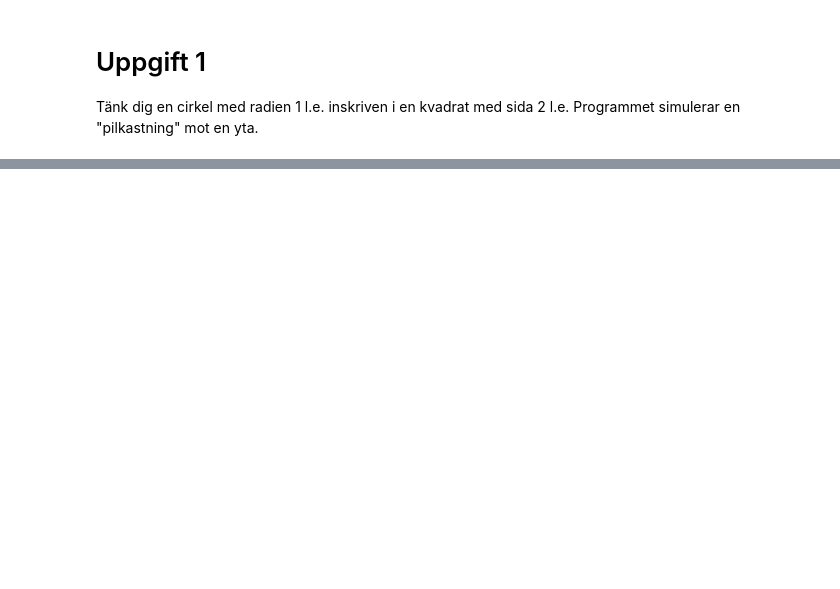
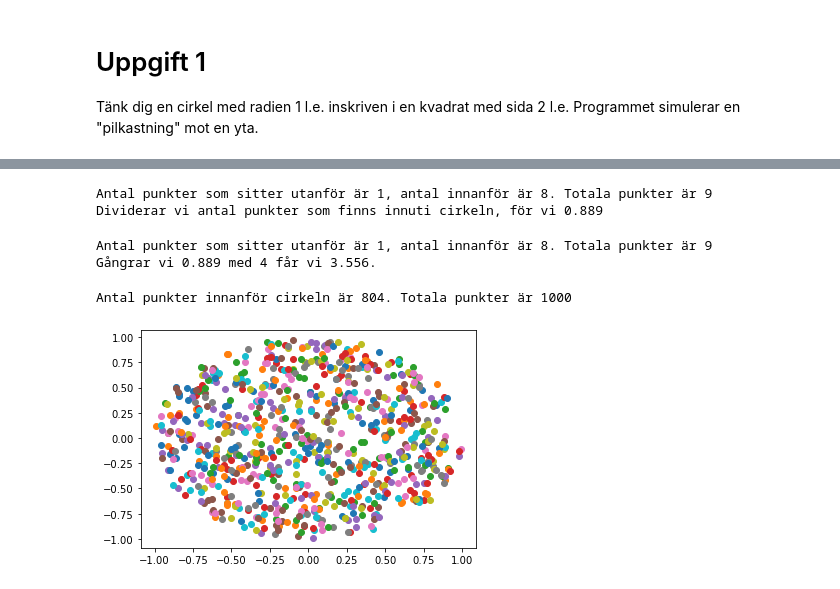
Before and after one commit to axeljornulf/axel_jornulf_te19d, a Jupyter notebook: Laboration 1/uppgift1.ipynb, the cells around one changed output, grey strips where cells are left out. Saved outputs shown, nothing was run; the diff lists cells and outputs as text; code cells hidden in the pictures; blank space fills up the shorter version.

```diff
--- a/Laboration 1/uppgift1.ipynb
+++ b/Laboration 1/uppgift1.ipynb
@@ -74,0 +67,68 @@ print(koordinat)
+# %%
+# e) Räkna antalet punkter som hamnar inne i cirkeln och dividera med antalet simulerade punkter.
+
+import random as rmd
+
+inside,outside = 0,0 # Definerar variabler
+
+for i in range(1,10):
+    plot1 = round(rmd.uniform(-1,1),2) # Koordinat i x-axeln + avrundning
+    plot2 = round(rmd.uniform(-1,1),2) # Koordinat i y-axeln + avrundning
+
+    if plot1**2 + plot2**2 > 1: # if-sats som ger vilkor med pythagoras sats. Om avståndet är > 1, då är punkten utanför cirkeln.
+        outside += 1 # Eftersom outside = 0, och om vilkoren är sant, adderas den med 1 steg.
+    else:
+        inside += 1 # Eftersom inside = 0, och om denna vilkor är sant, adderas den med 1 steg.
+
+print(f"Antal punkter som sitter utanför är {outside}, antal innanför är {inside}. Totala punkter är {i}")
+print(f"Dividerar vi antal punkter som finns innuti cirkeln, för vi {round(inside/i,3)}") # Inside, som är antal punkter innuti cirkeln, divideras med alla simulerade punkter vilket är i.
+# %% [output]
+Antal punkter som sitter utanför är 1, antal innanför är 8. Totala punkter är 9
+Dividerar vi antal punkter som finns innuti cirkeln, för vi 0.889
+# %%
+# f) Multiplicera resultatet med 4 och skriv ned kommentarer i koden på varför du fick det resultatet.
+
+import random as rmd
+
+inside,outside = 0,0
+
+for i in range(1,10):
+    plot1 = round(rmd.uniform(-1,1),2)
+    plot2 = round(rmd.uniform(-1,1),2)
+
+    if plot1**2 + plot2**2 > 1:
+        outside += 1
+    else:
+        inside += 1
+
+print(f"Antal punkter som sitter utanför är {outside}, antal innanför är {inside}. Totala punkter är {i}")
+
+res = round(inside/i,3)
+
+print(f"Gångrar vi {res} med 4 får vi {res*4}.") # Resultelt blev som det blev eftersom variablent res multipliceras med 4. Vad variablen res nu blir, på grund av att variablen inside är ett slumpmässigt tal, blir inte alltid alla resultat samma. Därmed, alla möjliga tal som skrivs ut som variabel inside är då delbar med alla andra möjliga variabel inside.
+# %% [output]
+Antal punkter som sitter utanför är 1, antal innanför är 8. Totala punkter är 9
+Gångrar vi 0.889 med 4 får vi 3.556.
+# %%
+# g)
+
+import matplotlib.pyplot as plt
+import random as rmd
+
+inside = 0
+
+for i in range(1,1001):
+    plot1 = round(rmd.uniform(-1,1),2)
+    plot2 = round(rmd.uniform(-1,1),2)
+
+    if plot1**2 + plot2**2 < 1:
+        inside += 1
+        plt.plot(plot1,plot2,'-o') # Ritar ut punkter för varje gång vilkoren är sant
+
+
+print(f"Antal punkter innanför cirkeln är {inside}. Totala punkter är {i}")
+
+plt.show() # printar grafen
+# %% [output]
+Antal punkter innanför cirkeln är 804. Totala punkter är 1000
+[figure, added]
```
Also changed, not shown: parts of 5 cells of this notebook, 2 other files.
